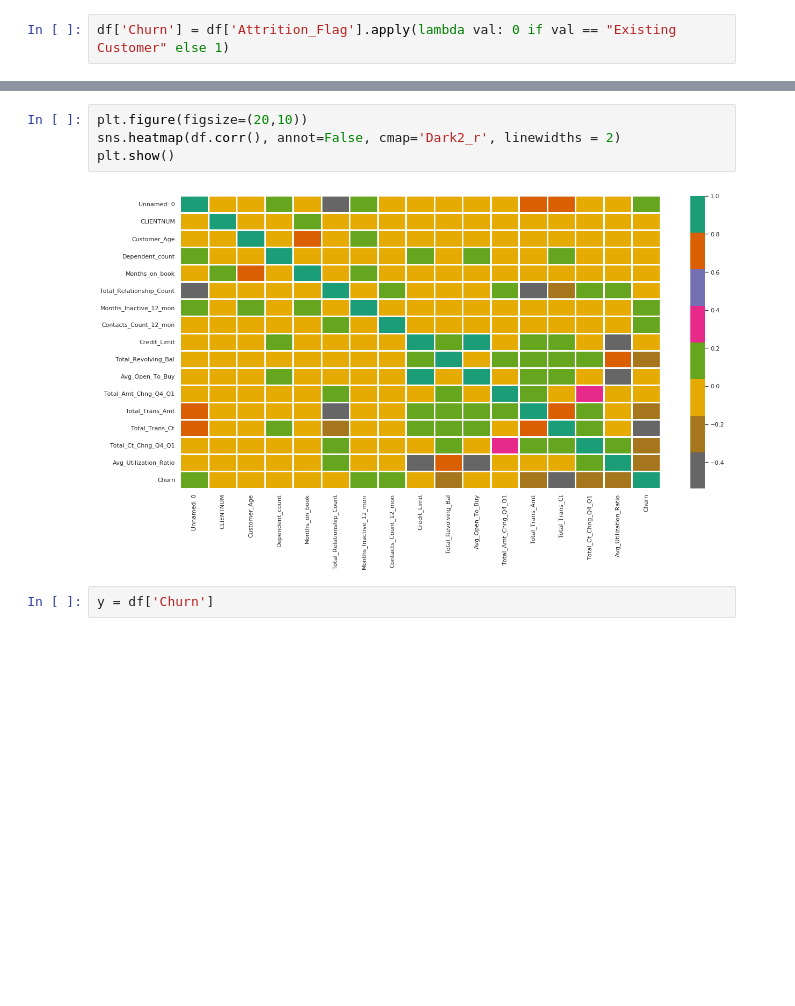
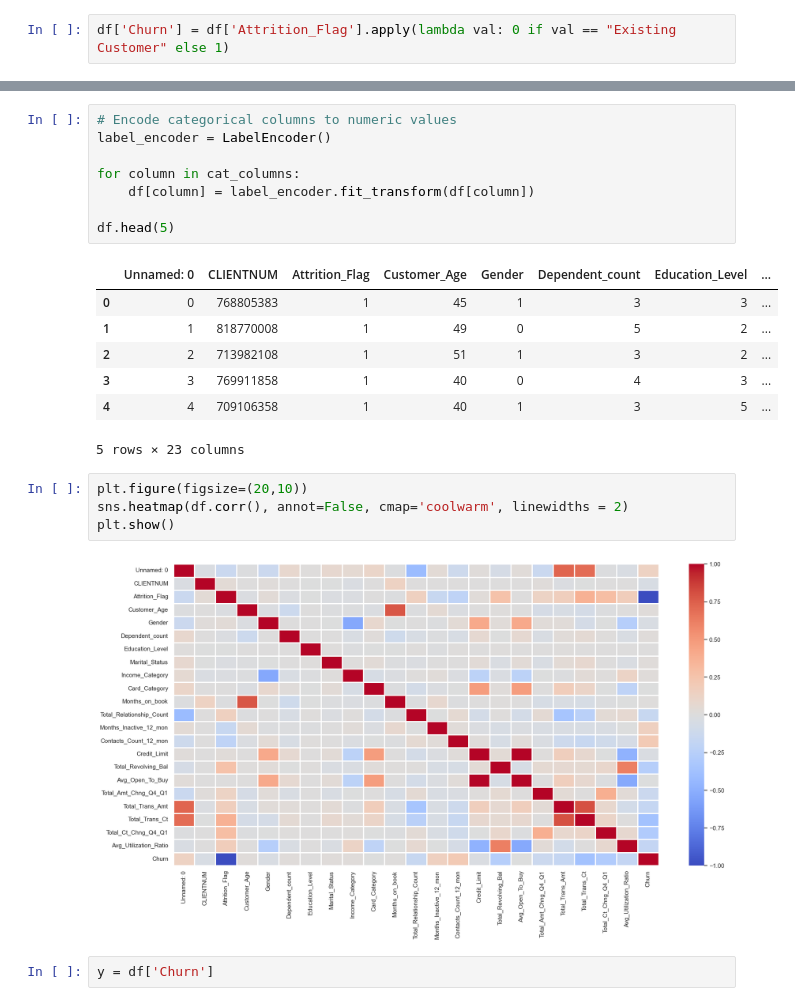
Before and after one commit to adityakush1/bankCustomerChurn, a Jupyter notebook: churn_notebook.ipynb, the cells around one changed output, grey strips where cells are left out. Saved outputs shown, nothing was run; the diff lists cells and outputs as text; blank space fills up the shorter version.

```diff
--- a/churn_notebook.ipynb
+++ b/churn_notebook.ipynb
@@ -116,12 +116,28 @@ plt.figure(figsize=(20,10))
 sns.histplot(df['Total_Trans_Ct'], stat='density', kde=True);
 # %% [output]
 [figure]
+# %%
+# Encode categorical columns to numeric values
+label_encoder = LabelEncoder()
+
+for column in cat_columns:
+    df[column] = label_encoder.fit_transform(df[column])
+
+df.head(5)
+# %% [output]
+|  | Unnamed: 0 | CLIENTNUM | Attrition_Flag | Customer_Age | Gender | Dependent_count | Education_Level | ... |
+| 0 | 0 | 768805383 | 1 | 45 | 1 | 3 | 3 | ... |
+| 1 | 1 | 818770008 | 1 | 49 | 0 | 5 | 2 | ... |
+| 2 | 2 | 713982108 | 1 | 51 | 1 | 3 | 2 | ... |
+| 3 | 3 | 769911858 | 1 | 40 | 0 | 4 | 3 | ... |
+| 4 | 4 | 709106358 | 1 | 40 | 1 | 3 | 5 | ... |
+5 rows × 23 columns
 # %%
 plt.figure(figsize=(20,10))
-sns.heatmap(df.corr(), annot=False, cmap='Dark2_r', linewidths = 2)
+sns.heatmap(df.corr(), annot=False, cmap='coolwarm', linewidths = 2)
 plt.show()
 # %% [output]
-[figure, old version]
+[figure, new version]
 # %%
 y = df['Churn']
 # %%
```
Also changed, not shown: parts of 11 cells of this notebook, 4 other files.
